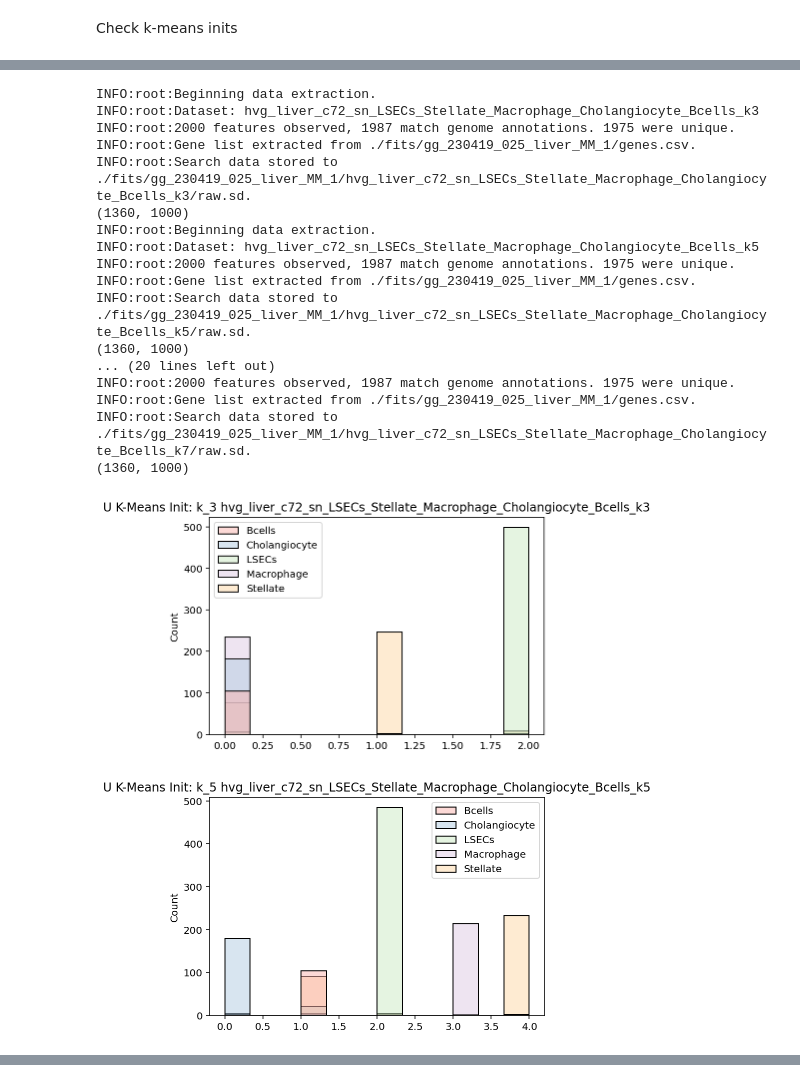
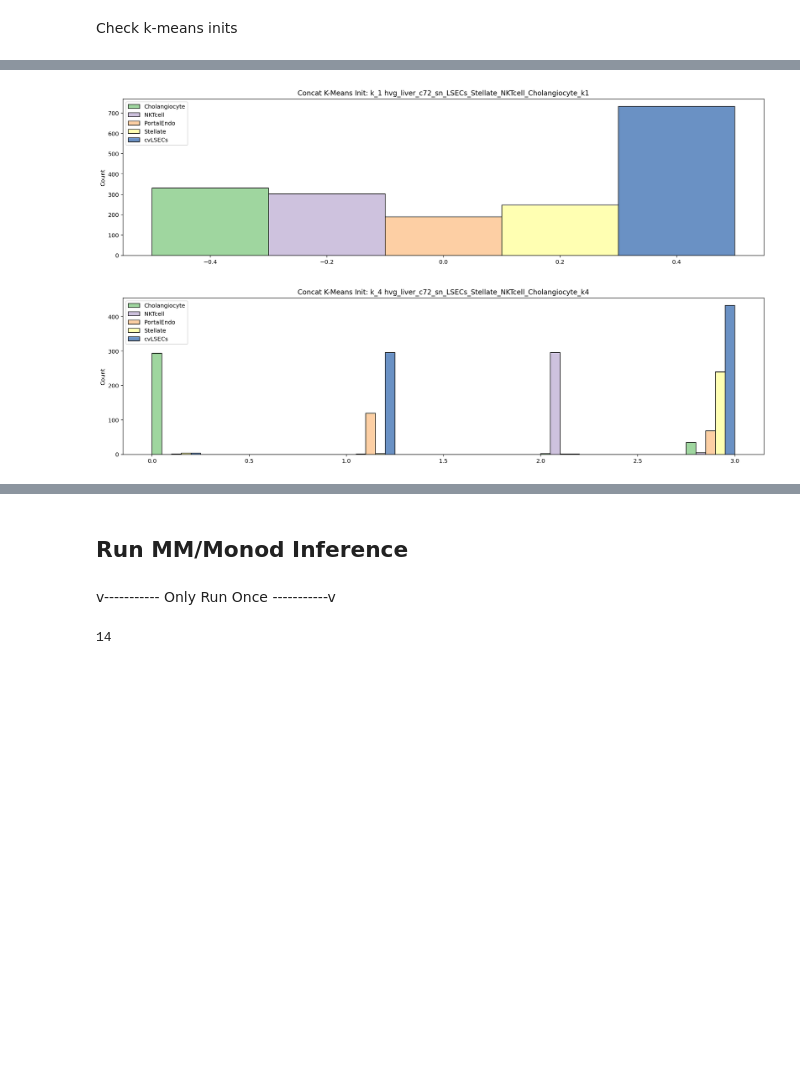
Before and after one commit to tarachari3/perturbCME, a Jupyter notebook: notebooks/20230419_mixModLiverData_Monod.ipynb, the cells around one changed output, grey strips where cells are left out. Cells and saved outputs as stored; diff of their text form; code cells hidden in the pictures; blank space fills up the shorter version.

```diff
--- a/notebooks/20230419_mixModLiverData_Monod.ipynb
+++ b/notebooks/20230419_mixModLiverData_Monod.ipynb
@@ -283,4 +280,4 @@ print(len(all_assigns))
 # %%
-all_assigns2 = [list(meta_sub['Subcluster_Group'][meta_sub['cell_barcode'] == i])[0] for i in bcs[cf[3]]]
+all_assigns2 = [list(meta_sub['Manual_Annotation'][meta_sub['cell_barcode'] == i])[0] for i in bcs[cf[3]]]
 print(len(all_assigns2))
 # %% [output]
@@ -337,14 +379,12 @@ Check k-means inits
 # %%
-#For easier demonstration
-#Check initializations of clusters
-for i in range(len(ks)):
+for i in range(3):
     which = i
-    search_data = monod.extract_data.extract_data(loom_filepaths[which], transcriptome_filepath, dataset_names[which],
-                dataset_strings[which], dir_string, viz=False,dataset_attr_names=attribute_names,cf=cf[which])
+#     search_data = monod.extract_data.extract_data(loom_filepaths[which], transcriptome_filepath, dataset_names[which],
+#                 dataset_strings[which], dir_string, viz=False,dataset_attr_names=attribute_names,cf=cf[which])
 
-    S = search_data.layers[1,:,:]
+    S = search_data.layers[0,:,:]
     S_t = S.T
-    tots = np.sum(S_t,axis=1)
+    tots = np.sum(S_t,axis=1)+1
     divids = (1e4/tots)[:,None]
     S_t = S_t*divids
     S_t = np.log1p(S_t)
@@ -355,7 +395,7 @@ for i in range(len(ks)):
 
 
     labels = labs
-    plt.figure()
-    sns.histplot(x=labels,hue=pd.Categorical(assigns[which]), kde=False,palette='Pastel1')
-    plt.title('S K-Means Init: '+'k_'+str(ks[which])+' '+dataset_names[which])
+    plt.figure(figsize=(20,5))
+    sns.histplot(x=labels,hue=pd.Categorical(assigns[which]), kde=False,palette='Accent',multiple="dodge")
+    plt.title('U K-Means Init: '+'k_'+str(ks[which])+' '+dataset_names[which])
 # %% [output]
@@ -385,42 +408,30 @@ INFO:root:Search data stored to ./fits/gg_230419_025_liver_MM_1/hvg_liver_c72_sn
 # %%
-for i in range(len(ks)):
+for i in range(3):
     which = i
-    search_data = monod.extract_data.extract_data(loom_filepaths[which], transcriptome_filepath, dataset_names[which],
-                dataset_strings[which], dir_string, viz=False,dataset_attr_names=attribute_names,cf=cf[which])
+#     search_data = monod.extract_data.extract_data(loom_filepaths[which], transcriptome_filepath, dataset_names[which],
+#                 dataset_strings[which], dir_string, viz=False, dataset_attr_names=attribute_names,cf=cf[which])
 
-    S = search_data.layers[0,:,:]
+    U = search_data.layers[0,:,:]
+    U_t = U.T
+    S = search_data.layers[1,:,:]
     S_t = S.T
-    tots = np.sum(S_t,axis=1)
+
+    concat = np.concatenate((U_t, S_t), axis=1)
+
+    tots = np.sum(concat,axis=1)
     divids = (1e4/tots)[:,None]
-    S_t = S_t*divids
-    S_t = np.log1p(S_t)
-    print(S_t.shape)
+    concat = concat*divids
+    concat = np.log1p(concat)
 
-    kmeans = KMeans(n_clusters=ks[which], random_state=0).fit(S_t)
+
+
+    kmeans = KMeans(n_clusters=ks[which], random_state=0).fit(concat)
     labs = kmeans.labels_
 
-
     labels = labs
-    plt.figure()
-    sns.histplot(x=labels,hue=pd.Categorical(assigns[which]), kde=False,palette='Pastel1')
-    plt.title('U K-Means Init: '+'k_'+str(ks[which])+' '+dataset_names[which])
+    plt.figure(figsize=(20,5))
+    sns.histplot(x=labels,hue=pd.Categorical(assigns[which]), kde=False,palette='Accent',multiple="dodge")
+    plt.title('Concat K-Means Init: '+'k_'+str(ks[which])+' '+dataset_names[i])
 # %% [output]
-INFO:root:Beginning data extraction.
-INFO:root:Dataset: hvg_liver_c72_sn_LSECs_Stellate_Macrophage_Cholangiocyte_Bcells_k3
-INFO:root:2000 features observed, 1987 match genome annotations. 1975 were unique.
-INFO:root:Gene list extracted from ./fits/gg_230419_025_liver_MM_1/genes.csv.
-INFO:root:Search data stored to ./fits/gg_230419_025_liver_MM_1/hvg_liver_c72_sn_LSECs_Stellate_Macrophage_Cholangiocyte_Bcells_k3/raw.sd.
-(1360, 1000)
-INFO:root:Beginning data extraction.
-INFO:root:Dataset: hvg_liver_c72_sn_LSECs_Stellate_Macrophage_Cholangiocyte_Bcells_k5
-INFO:root:2000 features observed, 1987 match genome annotations. 1975 were unique.
-INFO:root:Gene list extracted from ./fits/gg_230419_025_liver_MM_1/genes.csv.
-INFO:root:Search data stored to ./fits/gg_230419_025_liver_MM_1/hvg_liver_c72_sn_LSECs_Stellate_Macrophage_Cholangiocyte_Bcells_k5/raw.sd.
-(1360, 1000)
-... (20 lines left out)
-INFO:root:2000 features observed, 1987 match genome annotations. 1975 were unique.
-INFO:root:Gene list extracted from ./fits/gg_230419_025_liver_MM_1/genes.csv.
-INFO:root:Search data stored to ./fits/gg_230419_025_liver_MM_1/hvg_liver_c72_sn_LSECs_Stellate_Macrophage_Cholangiocyte_Bcells_k7/raw.sd.
-(1360, 1000)
-[figure, old version]
+[figure, new version]
-[figure, old version]
+[figure, new version]
@@ -430,0 +439,4 @@ INFO:root:Search data stored to ./fits/gg_230419_025_liver_MM_1/hvg_liver_c72_sn
+# %% [markdown]
+## **Run MM/Monod Inference**
+# %% [markdown]
+v----------- Only Run Once -----------v
@@ -430,0 +451,4 @@ INFO:root:Search data stored to ./fits/gg_230419_025_liver_MM_1/hvg_liver_c72_sn
+# %%
+len(dataset_names)
+# %% [output]
+14
```
Also changed, not shown: parts of 54 cells of this notebook, 12 other files.
